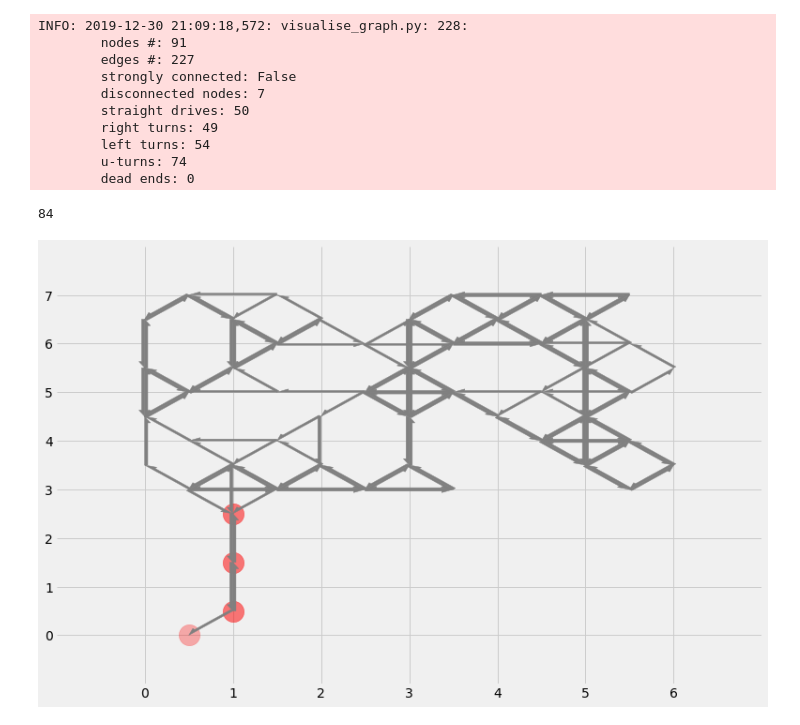
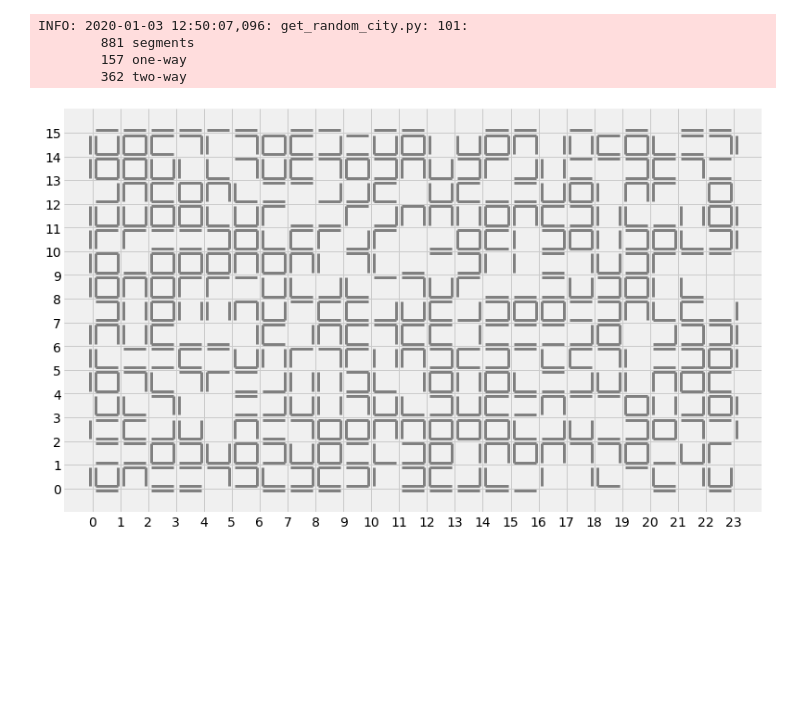
Before and after one commit to nikita-loik/route-inspection, a Jupyter notebook: simulation.ipynb, the cells around one changed output. Drawn from its saved outputs; the diff is of its cells as text; code cells hidden in the pictures; blank space fills up the shorter version.

```diff
--- a/simulation.ipynb
+++ b/simulation.ipynb
@@ -241,18 +0,0 @@ INFO: 2019-12-30 21:08:33,441: visualise_graph.py: 228:
-# %%
-inverted_district_graph = fg.add_connecting_grafts(
-    inverted_district_graph,
-    inverted_graph)
-vg.visualise_inverted_graph(inverted_district_graph)
-# %% [output]
-INFO: 2019-12-30 21:09:18,572: visualise_graph.py: 228:
-        nodes #: 91
-        edges #: 227
-        strongly connected: False
-        disconnected nodes: 7
-        straight drives: 50
-        right turns: 49
-        left turns: 54
-        u-turns: 74
-        dead ends: 0
-84
-[figure, removed]
@@ -291,0 +30,23 @@ np.arange(0.5, 17.6 + 1.0, 1)
+# %%
+# Make random city. Create a list of dicts — one dict to describe one street segment.
+# segment_id  unique id (int)
+# direction (int)
+#     0 — no_way
+#     1 — one_way_direct
+#     2 — one_way_reverse
+#     3 — two_way
+# coordinates start and end point of a segment (list of tuples)
+# geometry    segment geometry (shapely linestring)
+random_city = grc.get_random_city(
+    city_size=(24, 16),
+    frequencies=(0.3, 0.1, 0.1, 0.5)
+#     city_size=[3, 1],
+#     frequencies=[0., 0., 0., 1.]
+    )
+grc.plot_area(random_city)
+# %% [output]
+INFO: 2020-01-03 12:50:07,096: get_random_city.py: 101:
+        881 segments
+        157 one-way
+        362 two-way
+[figure, added]
```
Also changed, not shown: parts of 37 cells of this notebook, 6 other files.
